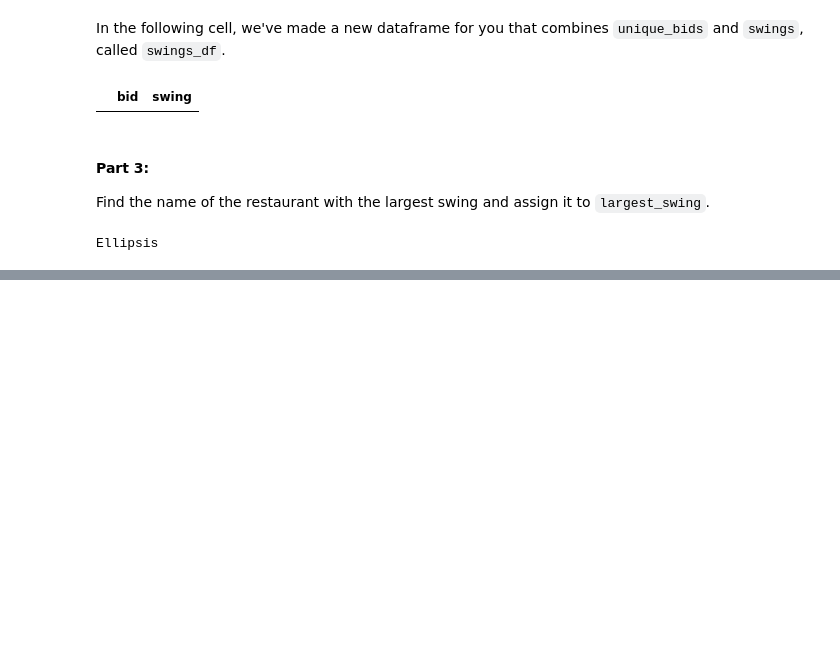
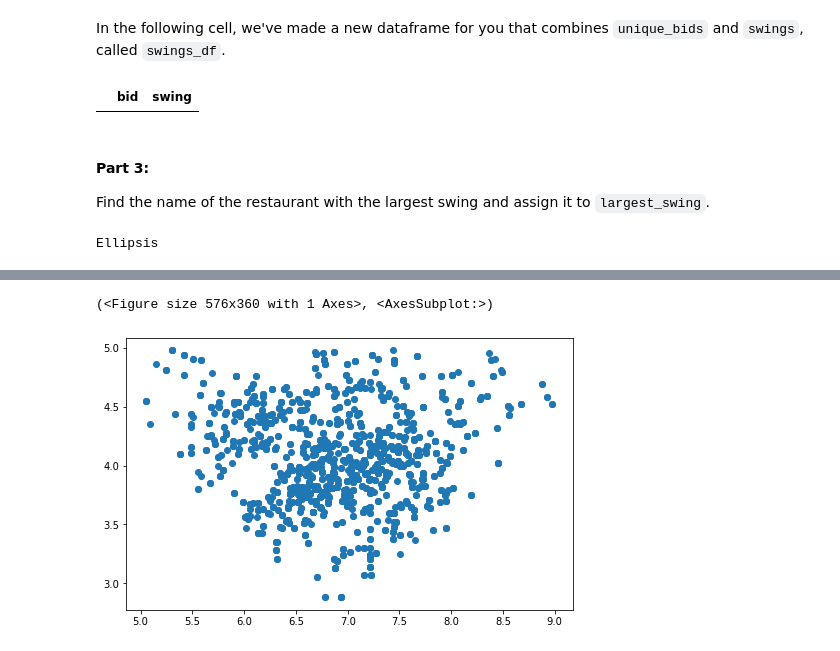
Before and after one commit to dnnyw/intro-to-ds-resources, a Jupyter notebook: final_project/final_project.ipynb, the cells around one changed output, grey strips where cells are left out. Saved outputs shown, nothing was run; the diff lists cells and outputs as text; code cells hidden in the pictures; blank space fills up the shorter version.

```diff
--- a/final_project/final_project.ipynb
+++ b/final_project/final_project.ipynb
@@ -513,0 +561,5 @@ We've also went over using some more complex equations using quadratic and cubic
+# %%
+plot_scatter(np.log(review_count), yelp_rating)
+# %% [output]
+(<Figure size 576x360 with 1 Axes>, <AxesSubplot:>)
+[figure, added]
```
Also changed, not shown: parts of 35 cells of this notebook, 1 other file.
